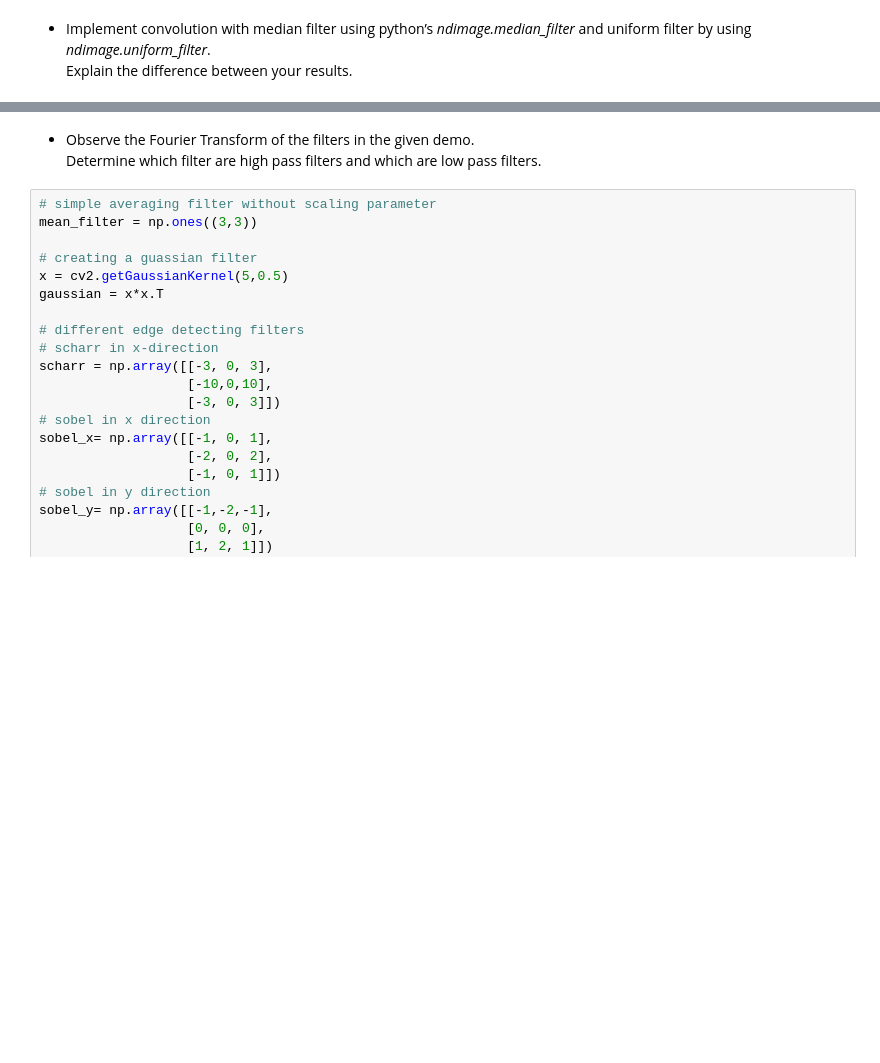
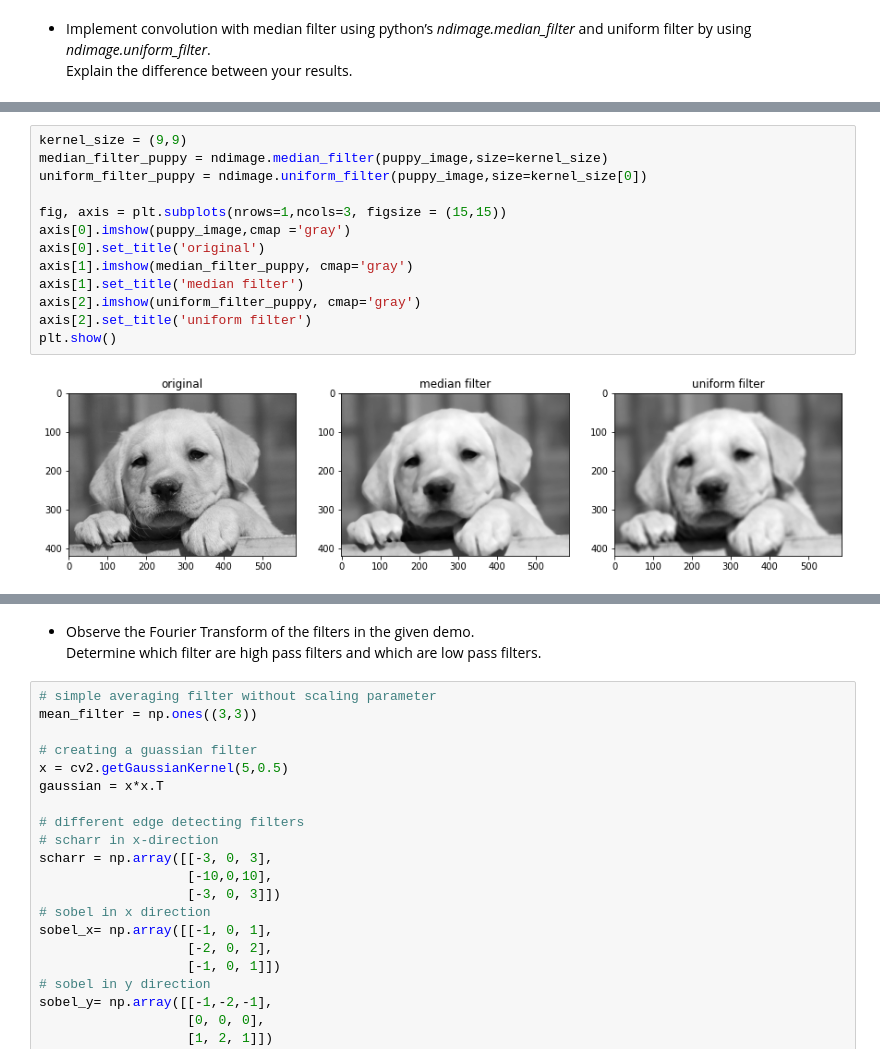
Before and after one commit to nadavschwalb/Advanced_C, a Jupyter notebook: Lab_4_student.ipynb, the cells around one changed output, grey strips where cells are left out. Cells and saved outputs as stored; diff of their text form; blank space fills up the shorter version.

```diff
--- a/Lab_4_student.ipynb
+++ b/Lab_4_student.ipynb
@@ -345,0 +390,15 @@ def conv_demo():
+# %%
+kernel_size = (9,9)
+median_filter_puppy = ndimage.median_filter(puppy_image,size=kernel_size)
+uniform_filter_puppy = ndimage.uniform_filter(puppy_image,size=kernel_size[0])
+
+fig, axis = plt.subplots(nrows=1,ncols=3, figsize = (15,15))
+axis[0].imshow(puppy_image,cmap ='gray')
+axis[0].set_title('original')
+axis[1].imshow(median_filter_puppy, cmap='gray')
+axis[1].set_title('median filter')
+axis[2].imshow(uniform_filter_puppy, cmap='gray')
+axis[2].set_title('uniform filter')
+plt.show()
+# %% [output]
+[figure, added]
```
Also changed, not shown: parts of 24 cells of this notebook.
